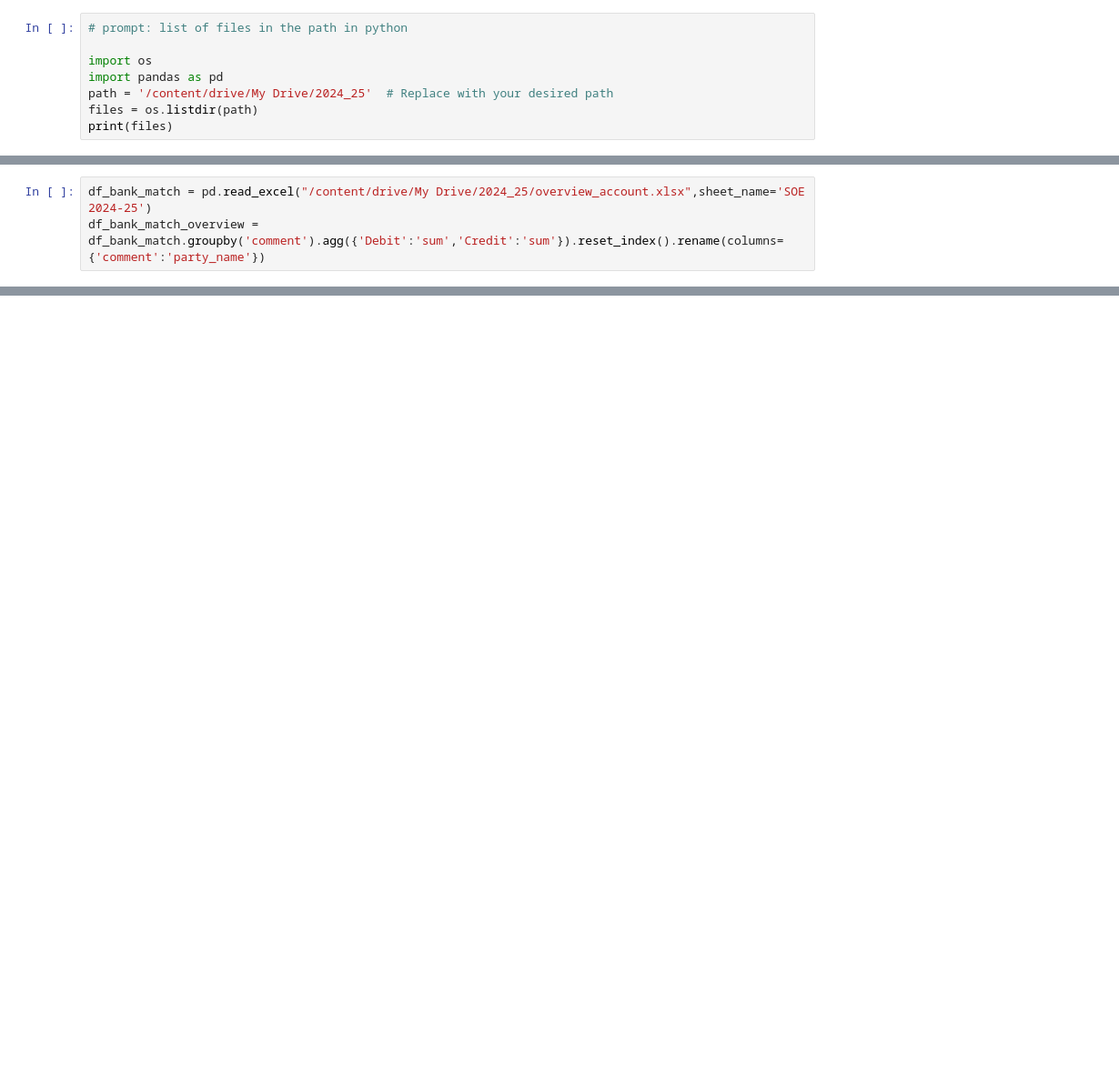
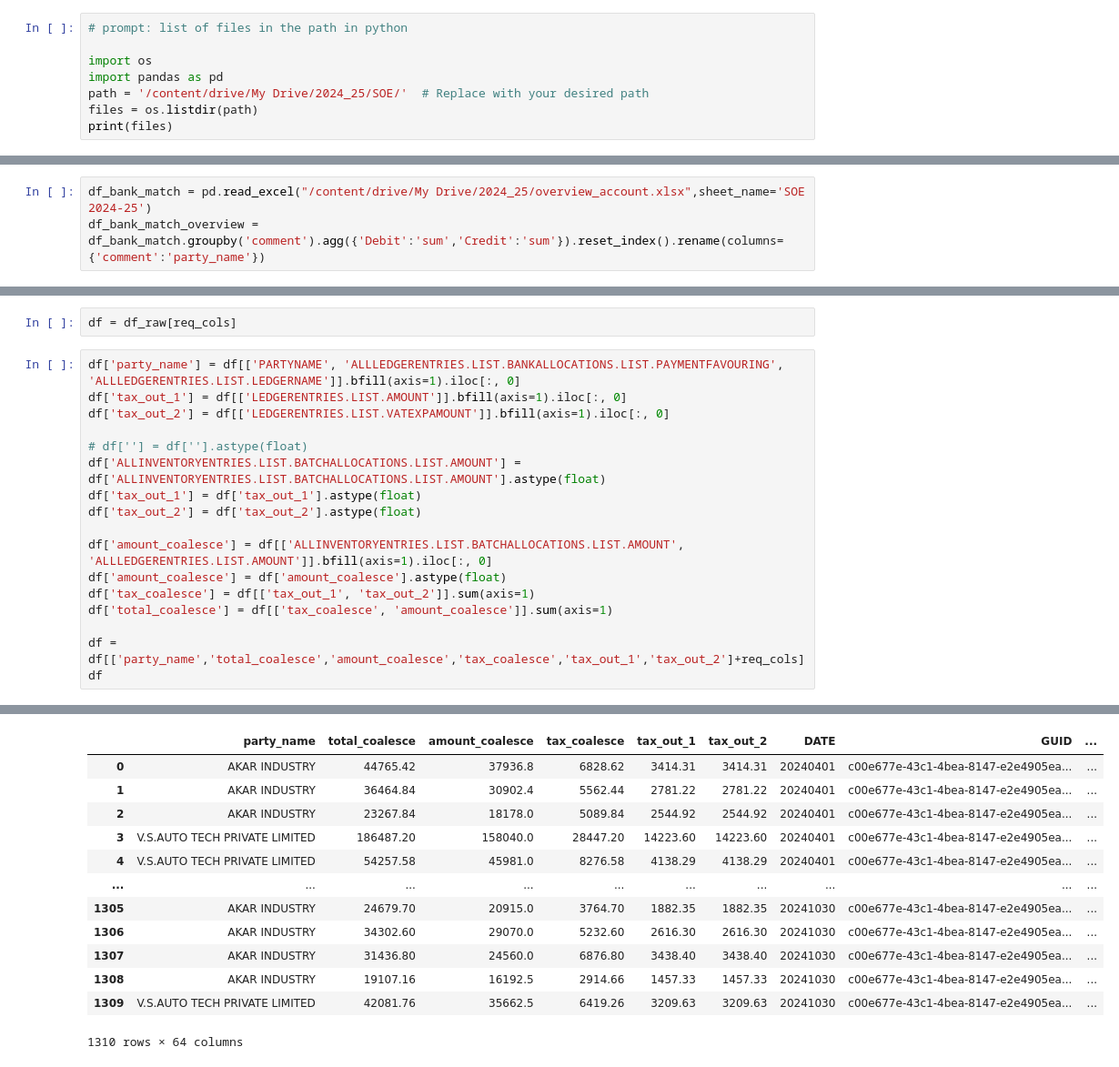
Before and after one commit to omkar-salunke/accounts, a Jupyter notebook: SOE_TALLY_Daybook.ipynb, the cells around one changed output, grey strips where cells are left out. Shown at 91% size. Saved outputs shown, nothing was run; the diff lists cells and outputs as text; blank space fills up the shorter version.

```diff
--- a/SOE_TALLY_Daybook.ipynb
+++ b/SOE_TALLY_Daybook.ipynb
@@ -12,7 +12,7 @@ Mounted at /content/drive
 
 import os
 import pandas as pd
-path = '/content/drive/My Drive/2024_25'  # Replace with your desired path
+path = '/content/drive/My Drive/2024_25/SOE/'  # Replace with your desired path
 files = os.listdir(path)
 print(files)
 # %% [output]
@@ -28,0 +97,20 @@ df_bank_match_overview = df_bank_match.groupby('comment').agg({'Debit':'sum','Cr
+# %%
+df = df_raw[req_cols]
+# %%
+df['party_name'] = df[['PARTYNAME', 'ALLLEDGERENTRIES.LIST.BANKALLOCATIONS.LIST.PAYMENTFAVOURING', 'ALLLEDGERENTRIES.LIST.LEDGERNAME']].bfill(axis=1).iloc[:, 0]
+df['tax_out_1'] = df[['LEDGERENTRIES.LIST.AMOUNT']].bfill(axis=1).iloc[:, 0]
+df['tax_out_2'] = df[['LEDGERENTRIES.LIST.VATEXPAMOUNT']].bfill(axis=1).iloc[:, 0]
+
+# df[''] = df[''].astype(float)
+df['ALLINVENTORYENTRIES.LIST.BATCHALLOCATIONS.LIST.AMOUNT'] = df['ALLINVENTORYENTRIES.LIST.BATCHALLOCATIONS.LIST.AMOUNT'].astype(float)
+df['tax_out_1'] = df['tax_out_1'].astype(float)
+df['tax_out_2'] = df['tax_out_2'].astype(float)
+
+df['amount_coalesce'] = df[['ALLINVENTORYENTRIES.LIST.BATCHALLOCATIONS.LIST.AMOUNT', 'ALLLEDGERENTRIES.LIST.AMOUNT']].bfill(axis=1).iloc[:, 0]
+df['amount_coalesce'] = df['amount_coalesce'].astype(float)
+df['tax_coalesce'] = df[['tax_out_1', 'tax_out_2']].sum(axis=1)
+df['total_coalesce'] = df[['tax_coalesce', 'amount_coalesce']].sum(axis=1)
+
+df = df[['party_name','total_coalesce','amount_coalesce','tax_coalesce','tax_out_1','tax_out_2']+req_cols]
+df
+# %% [output]
@@ -28,0 +134,13 @@ df_bank_match_overview = df_bank_match.groupby('comment').agg({'Debit':'sum','Cr
+|  | party_name | total_coalesce | amount_coalesce | tax_coalesce | tax_out_1 | tax_out_2 | DATE | GUID | ... |
+| 0 | AKAR INDUSTRY | 44765.42 | 37936.8 | 6828.62 | 3414.31 | 3414.31 | 20240401 | c00e677e-43c1-4bea-8147-e2e4905ea... | ... |
+| 1 | AKAR INDUSTRY | 36464.84 | 30902.4 | 5562.44 | 2781.22 | 2781.22 | 20240401 | c00e677e-43c1-4bea-8147-e2e4905ea... | ... |
+| 2 | AKAR INDUSTRY | 23267.84 | 18178.0 | 5089.84 | 2544.92 | 2544.92 | 20240401 | c00e677e-43c1-4bea-8147-e2e4905ea... | ... |
+| 3 | V.S.AUTO TECH PRIVATE LIMITED | 186487.20 | 158040.0 | 28447.20 | 14223.60 | 14223.60 | 20240401 | c00e677e-43c1-4bea-8147-e2e4905ea... | ... |
+| 4 | V.S.AUTO TECH PRIVATE LIMITED | 54257.58 | 45981.0 | 8276.58 | 4138.29 | 4138.29 | 20240401 | c00e677e-43c1-4bea-8147-e2e4905ea... | ... |
+| ... | ... | ... | ... | ... | ... | ... | ... | ... | ... |
+| 1305 | AKAR INDUSTRY | 24679.70 | 20915.0 | 3764.70 | 1882.35 | 1882.35 | 20241030 | c00e677e-43c1-4bea-8147-e2e4905ea... | ... |
+| 1306 | AKAR INDUSTRY | 34302.60 | 29070.0 | 5232.60 | 2616.30 | 2616.30 | 20241030 | c00e677e-43c1-4bea-8147-e2e4905ea... | ... |
+| 1307 | AKAR INDUSTRY | 31436.80 | 24560.0 | 6876.80 | 3438.40 | 3438.40 | 20241030 | c00e677e-43c1-4bea-8147-e2e4905ea... | ... |
+| 1308 | AKAR INDUSTRY | 19107.16 | 16192.5 | 2914.66 | 1457.33 | 1457.33 | 20241030 | c00e677e-43c1-4bea-8147-e2e4905ea... | ... |
+| 1309 | V.S.AUTO TECH PRIVATE LIMITED | 42081.76 | 35662.5 | 6419.26 | 3209.63 | 3209.63 | 20241030 | c00e677e-43c1-4bea-8147-e2e4905ea... | ... |
+1310 rows × 64 columns
```
Also changed, not shown: parts of 21 cells of this notebook.
